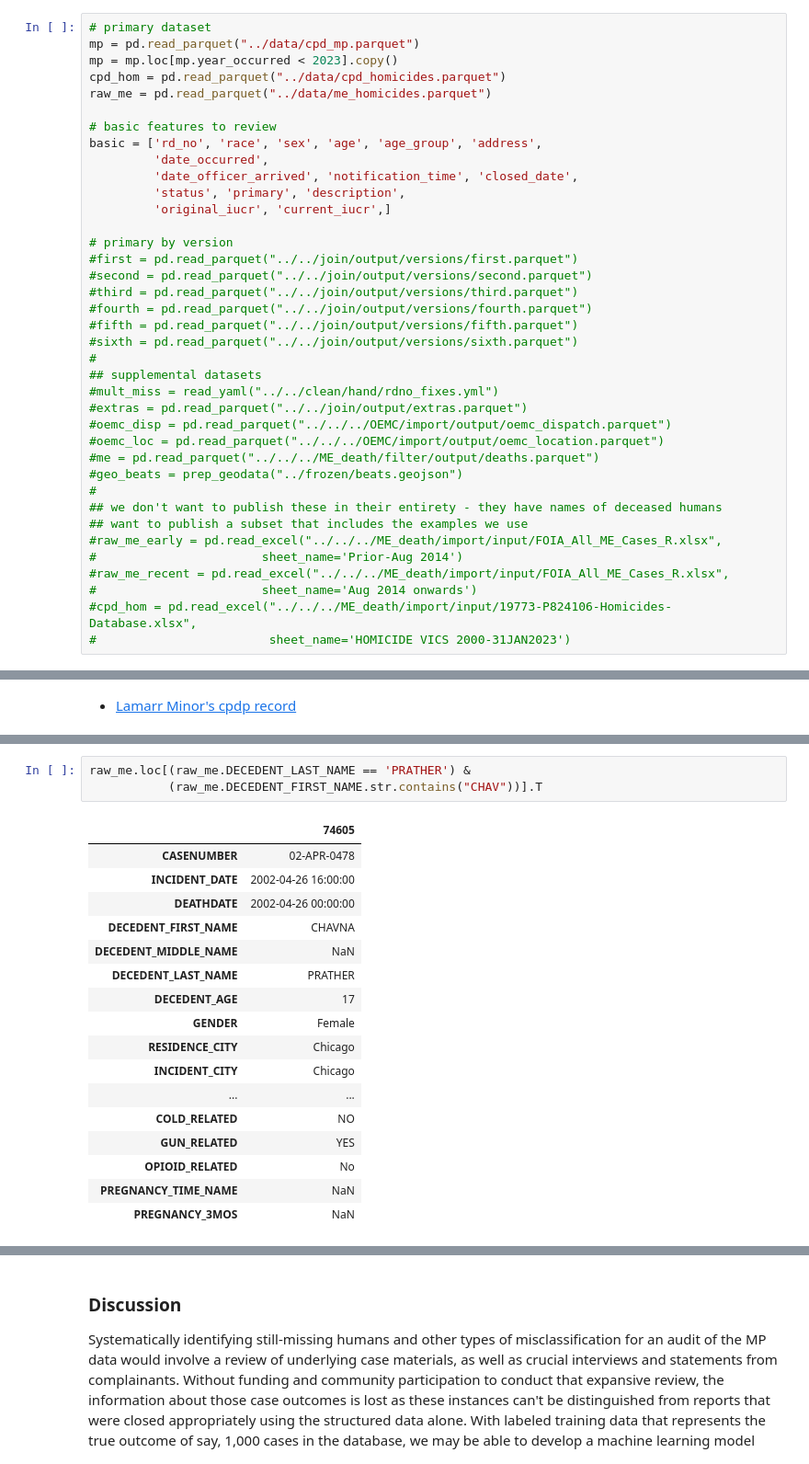
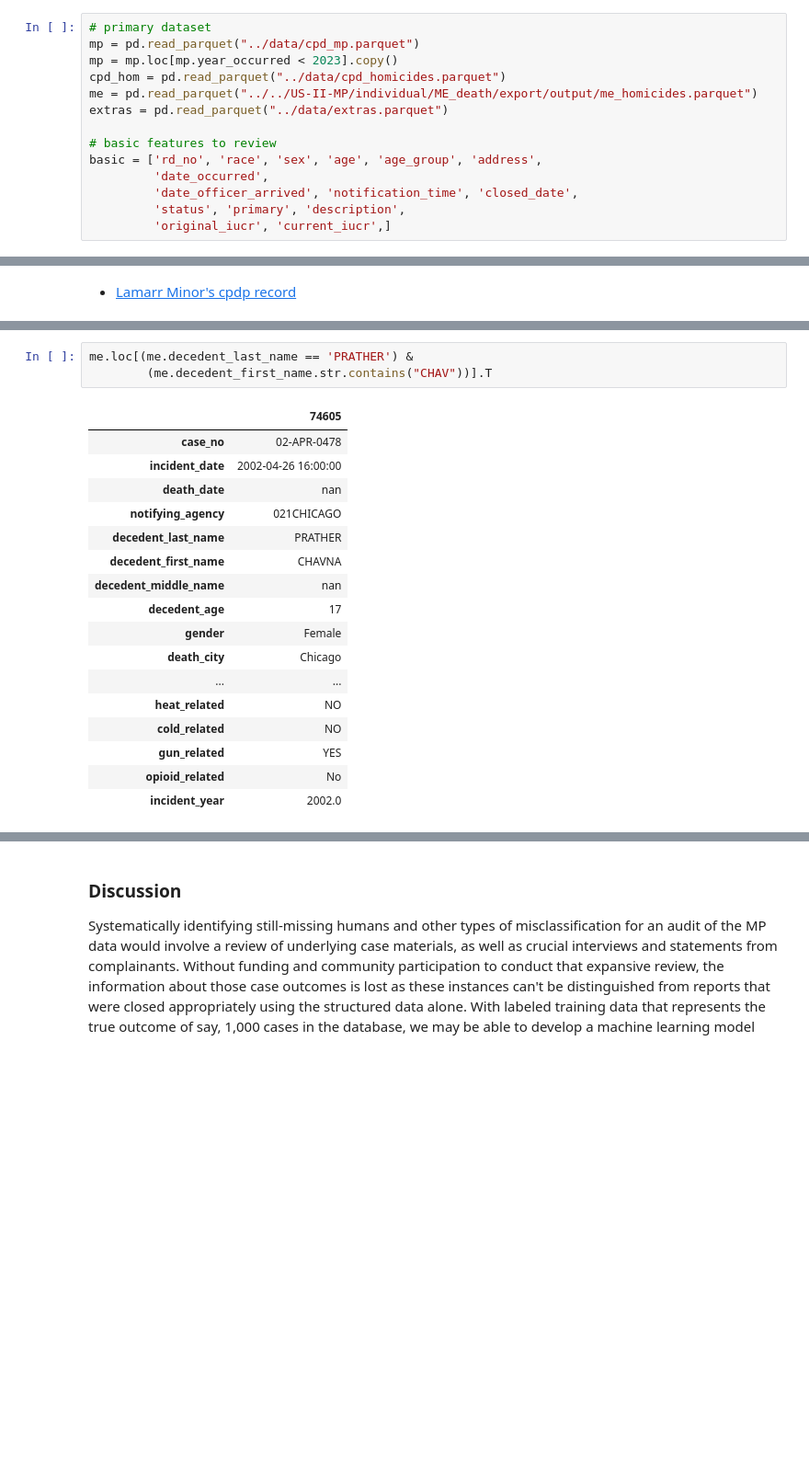
Before and after one commit to HRDAG/Chi-MP-data-story, a Jupyter notebook: notebooks/what-is-an-mp-event-nb1.ipynb, the cells around one changed output, grey strips where cells are left out. Shown at 92% size. Cells and saved outputs as stored; diff of their text form; blank space fills up the shorter version.

```diff
--- a/notebooks/what-is-an-mp-event-nb1.ipynb
+++ b/notebooks/what-is-an-mp-event-nb1.ipynb
@@ -274,7 +265,8 @@ def prep_geodata(f):
 mp = pd.read_parquet("../data/cpd_mp.parquet")
 mp = mp.loc[mp.year_occurred < 2023].copy()
 cpd_hom = pd.read_parquet("../data/cpd_homicides.parquet")
-raw_me = pd.read_parquet("../data/me_homicides.parquet")
+me = pd.read_parquet("../../US-II-MP/individual/ME_death/export/output/me_homicides.parquet")
+extras = pd.read_parquet("../data/extras.parquet")
 
 # basic features to review
 basic = ['rd_no', 'race', 'sex', 'age', 'age_group', 'address',
@@ -282,28 +274,3 @@ basic = ['rd_no', 'race', 'sex', 'age', 'age_group', 'address',
          'date_officer_arrived', 'notification_time', 'closed_date',
          'status', 'primary', 'description',
          'original_iucr', 'current_iucr',]
-
-# primary by version
-#first = pd.read_parquet("../../join/output/versions/first.parquet")
-#second = pd.read_parquet("../../join/output/versions/second.parquet")
-#third = pd.read_parquet("../../join/output/versions/third.parquet")
-#fourth = pd.read_parquet("../../join/output/versions/fourth.parquet")
-#fifth = pd.read_parquet("../../join/output/versions/fifth.parquet")
-#sixth = pd.read_parquet("../../join/output/versions/sixth.parquet")
-#
-## supplemental datasets
-#mult_miss = read_yaml("../../clean/hand/rdno_fixes.yml")
-#extras = pd.read_parquet("../../join/output/extras.parquet")
-#oemc_disp = pd.read_parquet("../../../OEMC/import/output/oemc_dispatch.parquet")
-#oemc_loc = pd.read_parquet("../../../OEMC/import/output/oemc_location.parquet")
-#me = pd.read_parquet("../../../ME_death/filter/output/deaths.parquet")
-#geo_beats = prep_geodata("../frozen/beats.geojson")
-#
-## we don't want to publish these in their entirety - they have names of deceased humans
-## want to publish a subset that includes the examples we use
-#raw_me_early = pd.read_excel("../../../ME_death/import/input/FOIA_All_ME_Cases_R.xlsx",
-#                       sheet_name='Prior-Aug 2014')
-#raw_me_recent = pd.read_excel("../../../ME_death/import/input/FOIA_All_ME_Cases_R.xlsx",
-#                       sheet_name='Aug 2014 onwards')
-#cpd_hom = pd.read_excel("../../../ME_death/import/input/19773-P824106-Homicides-Database.xlsx",
-#                        sheet_name='HOMICIDE VICS 2000-31JAN2023')
@@ -730,24 +707,24 @@ Although widely report on, there is no pregnancy recorded in the Cook County Med
 # %%
-raw_me.loc[(raw_me.DECEDENT_LAST_NAME == 'PRATHER') &
-           (raw_me.DECEDENT_FIRST_NAME.str.contains("CHAV"))].T
+me.loc[(me.decedent_last_name == 'PRATHER') &
+        (me.decedent_first_name.str.contains("CHAV"))].T
 # %% [output]
 |  | 74605 |
-| CASENUMBER | 02-APR-0478 |
-| INCIDENT_DATE | 2002-04-26 16:00:00 |
-| DEATHDATE | 2002-04-26 00:00:00 |
-| DECEDENT_FIRST_NAME | CHAVNA |
-| DECEDENT_MIDDLE_NAME | NaN |
-| DECEDENT_LAST_NAME | PRATHER |
-| DECEDENT_AGE | 17 |
-| GENDER | Female |
-| RESIDENCE_CITY | Chicago |
-| INCIDENT_CITY | Chicago |
+| case_no | 02-APR-0478 |
+| incident_date | 2002-04-26 16:00:00 |
+| death_date | nan |
+| notifying_agency | 021CHICAGO |
+| decedent_last_name | PRATHER |
+| decedent_first_name | CHAVNA |
+| decedent_middle_name | nan |
+| decedent_age | 17 |
+| gender | Female |
+| death_city | Chicago |
 | ... | ... |
-| COLD_RELATED | NO |
-| GUN_RELATED | YES |
-| OPIOID_RELATED | No |
-| PREGNANCY_TIME_NAME | NaN |
-| PREGNANCY_3MOS | NaN |
+| heat_related | NO |
+| cold_related | NO |
+| gun_related | YES |
+| opioid_related | No |
+| incident_year | 2002.0 |
 # %% [markdown]
 ### Record linkage summary <a class="anchor" id="summary"></a>
 
```
Also changed, not shown: parts of 32 cells of this notebook.
